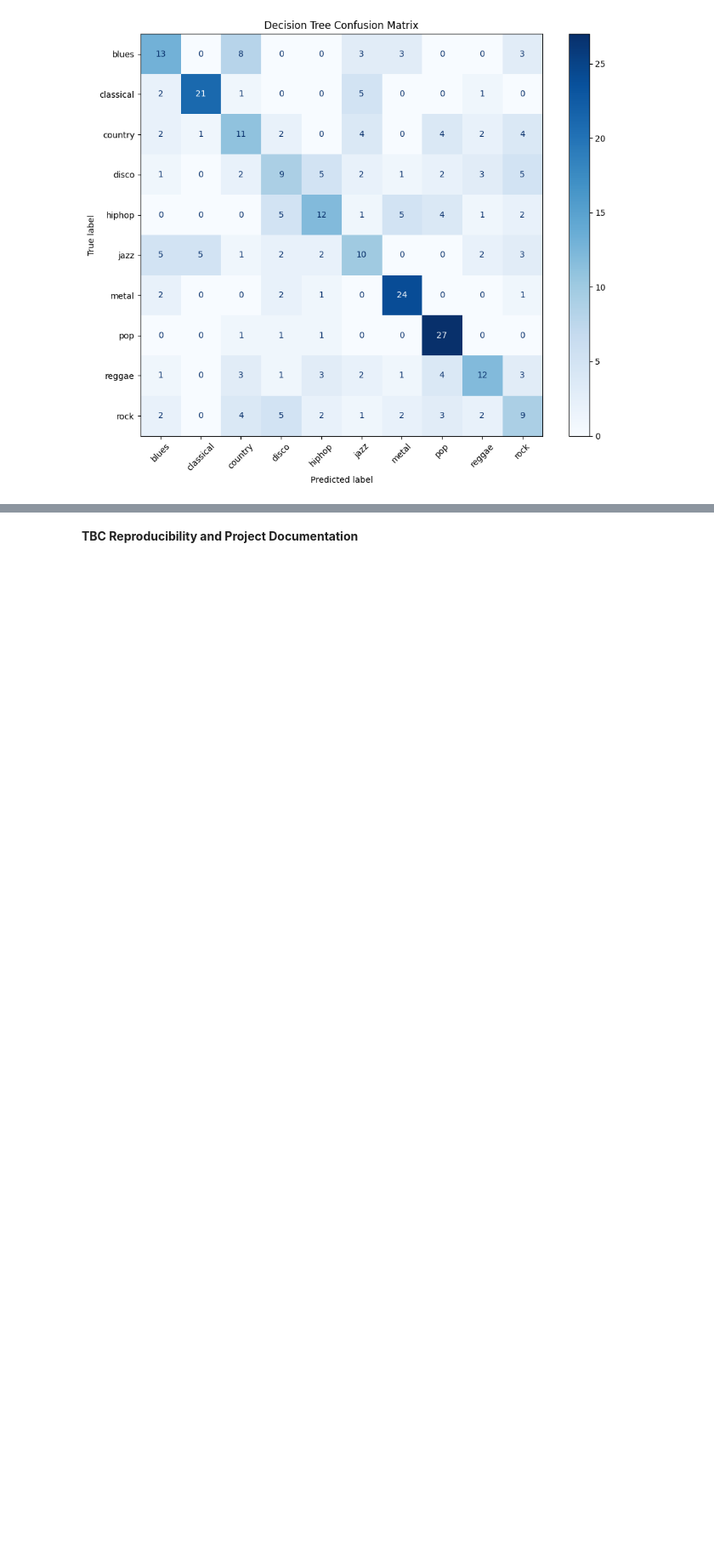
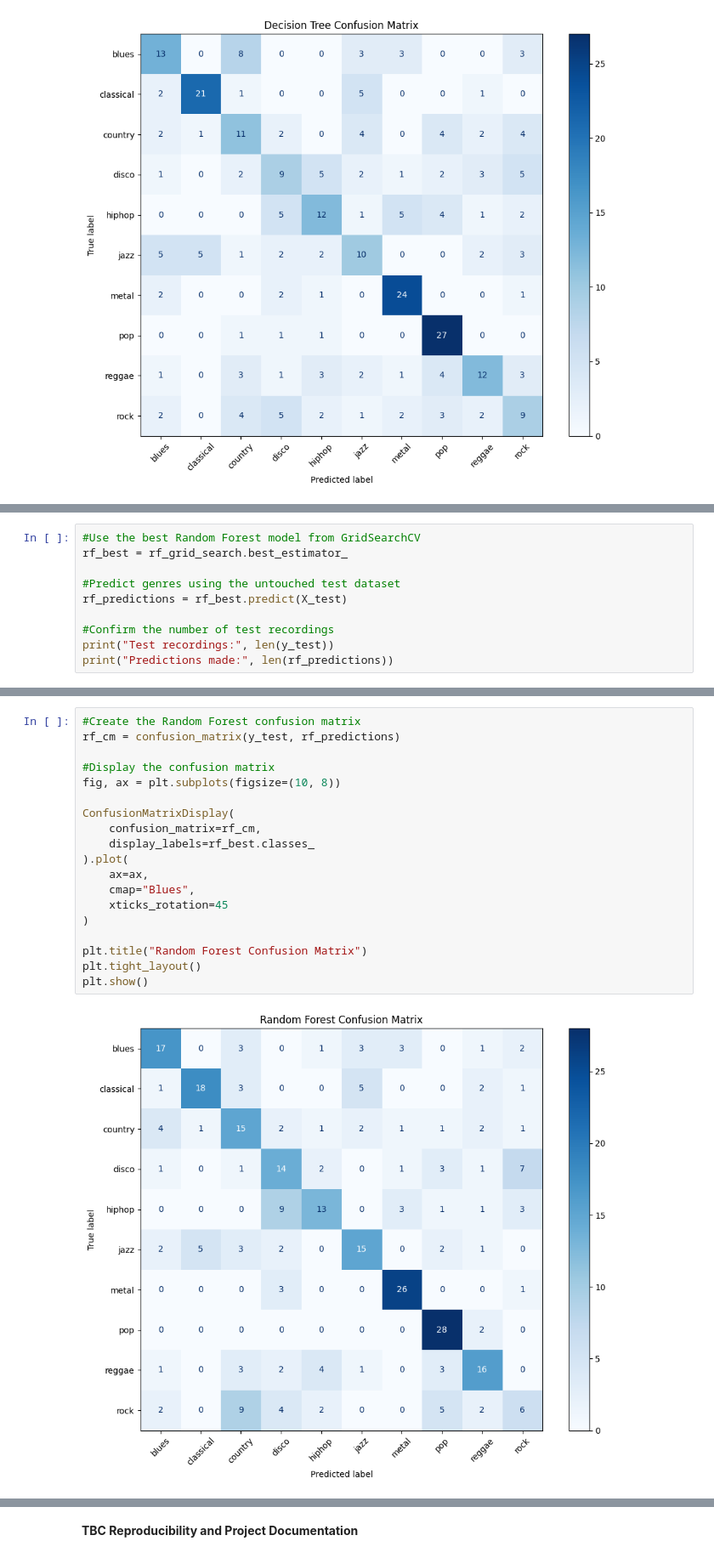
Before and after one commit to hoseking86/GTZAN-Assignment2, a Jupyter notebook: GTZAN_Assignment2.ipynb, the cells around one changed output, grey strips where cells are left out. Shown at 85% size. Cells and saved outputs as stored; diff of their text form; blank space fills up the shorter version.

```diff
--- a/GTZAN_Assignment2.ipynb
+++ b/GTZAN_Assignment2.ipynb
@@ -1197,0 +1200,10 @@ plt.show()
+# %%
+#Use the best Random Forest model from GridSearchCV
+rf_best = rf_grid_search.best_estimator_
+
+#Predict genres using the untouched test dataset
+rf_predictions = rf_best.predict(X_test)
+
+#Confirm the number of test recordings
+print("Test recordings:", len(y_test))
+print("Predictions made:", len(rf_predictions))
@@ -1197,0 +1261,21 @@ plt.show()
+# %%
+#Create the Random Forest confusion matrix
+rf_cm = confusion_matrix(y_test, rf_predictions)
+
+#Display the confusion matrix
+fig, ax = plt.subplots(figsize=(10, 8))
+
+ConfusionMatrixDisplay(
+    confusion_matrix=rf_cm,
+    display_labels=rf_best.classes_
+).plot(
+    ax=ax,
+    cmap="Blues",
+    xticks_rotation=45
+)
+
+plt.title("Random Forest Confusion Matrix")
+plt.tight_layout()
+plt.show()
+# %% [output]
+[figure, added]
```
Also changed, not shown: parts of 10 cells of this notebook.
